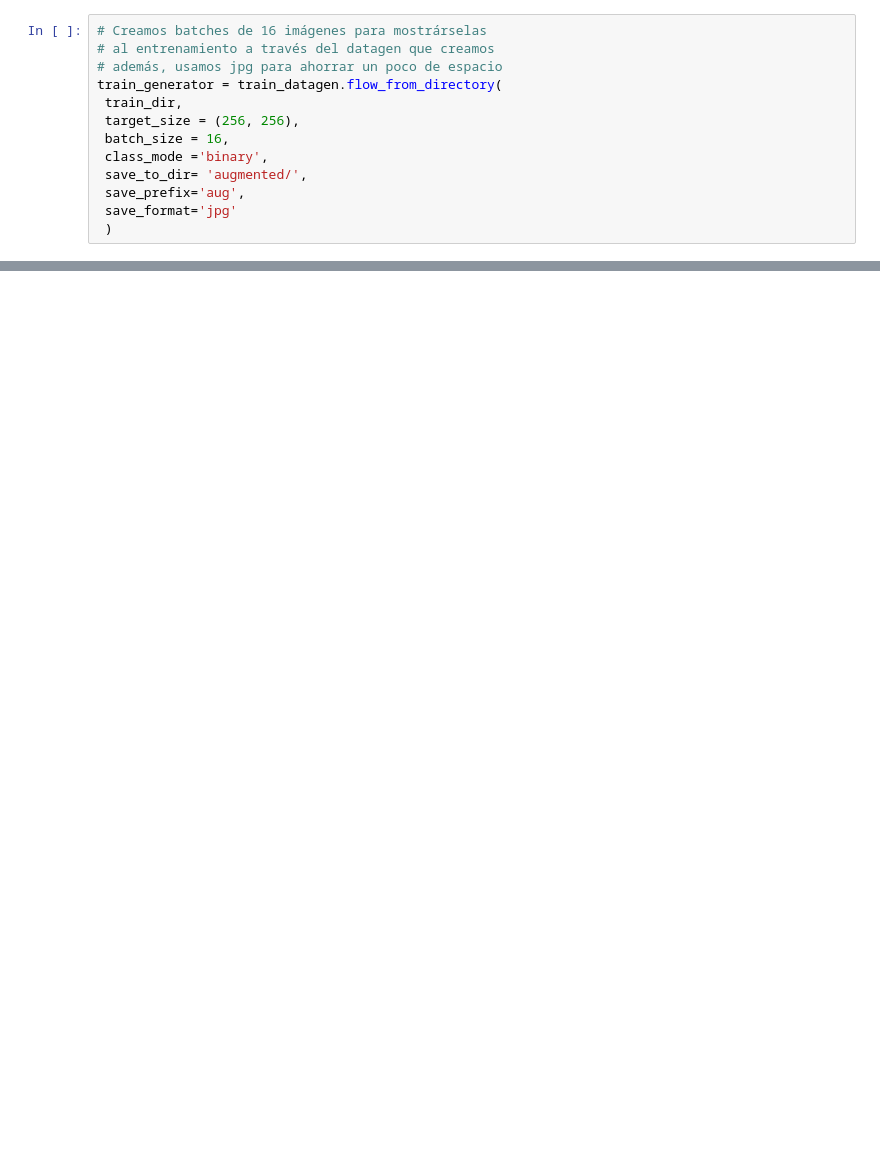
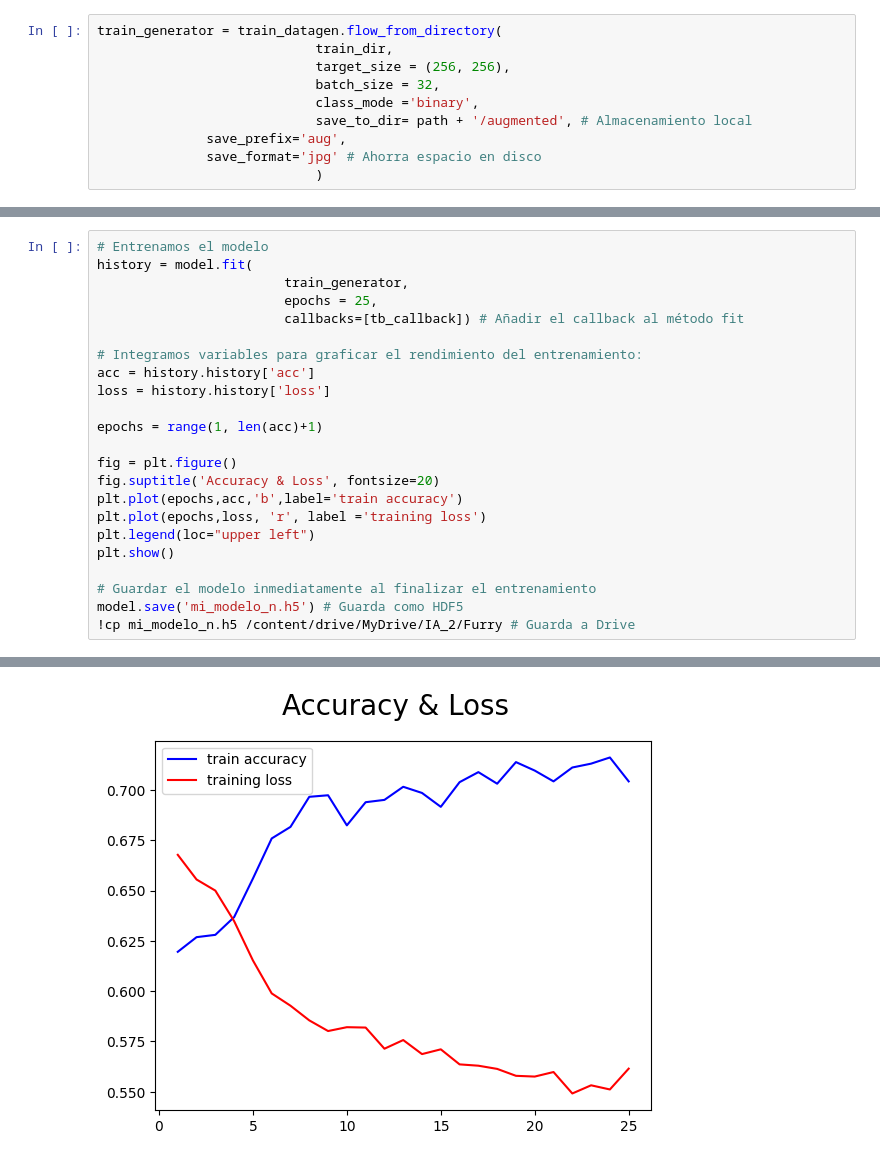
Before and after one commit to A01706155/unsafeFurryContentDetector, a Jupyter notebook: NSFW_Furry_Image_Detector_A01706155.ipynb, the cells around one changed output, grey strips where cells are left out. Saved outputs shown, nothing was run; the diff lists cells and outputs as text; blank space fills up the shorter version.

```diff
--- a/NSFW_Furry_Image_Detector_A01706155.ipynb
+++ b/NSFW_Furry_Image_Detector_A01706155.ipynb
@@ -45,14 +171,11 @@ NSFW_Furry_Image_Detector_2_A01706155.ipynb  augmented  images  images2
 # %%
-# Creamos batches de 16 imágenes para mostrárselas
-# al entrenamiento a través del datagen que creamos
-# además, usamos jpg para ahorrar un poco de espacio
 train_generator = train_datagen.flow_from_directory(
- train_dir,
- target_size = (256, 256),
- batch_size = 16,
- class_mode ='binary',
- save_to_dir= 'augmented/',
- save_prefix='aug',
- save_format='jpg'
- )
+							train_dir,
+							target_size = (256, 256),
+							batch_size = 32,
+							class_mode ='binary',
+							save_to_dir= path + '/augmented', # Almacenamiento local
+              save_prefix='aug',
+              save_format='jpg' # Ahorra espacio en disco
+							)
 # %% [output]
@@ -129,0 +244,24 @@ Epoch 11/100
+# %%
+# Entrenamos el modelo
+history = model.fit(
+						train_generator,
+						epochs = 25,
+						callbacks=[tb_callback]) # Añadir el callback al método fit
+
+# Integramos variables para graficar el rendimiento del entrenamiento:
+acc = history.history['acc']
+loss = history.history['loss']
+
+epochs = range(1, len(acc)+1)
+
+fig = plt.figure()
+fig.suptitle('Accuracy & Loss', fontsize=20)
+plt.plot(epochs,acc,'b',label='train accuracy')
+plt.plot(epochs,loss, 'r', label ='training loss')
+plt.legend(loc="upper left")
+plt.show()
+
+# Guardar el modelo inmediatamente al finalizar el entrenamiento
+model.save('mi_modelo_n.h5') # Guarda como HDF5
+!cp mi_modelo_n.h5 /content/drive/MyDrive/IA_2/Furry # Guarda a Drive
+# %% [output]
@@ -129,0 +285 @@ Epoch 11/100
+[figure, added]
```
Also changed, not shown: parts of 35 cells of this notebook.
